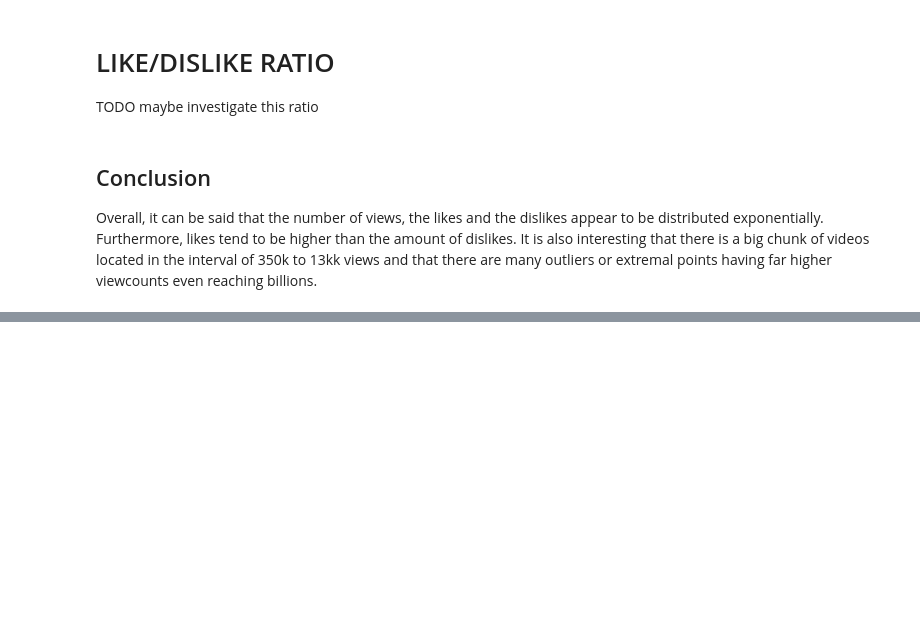
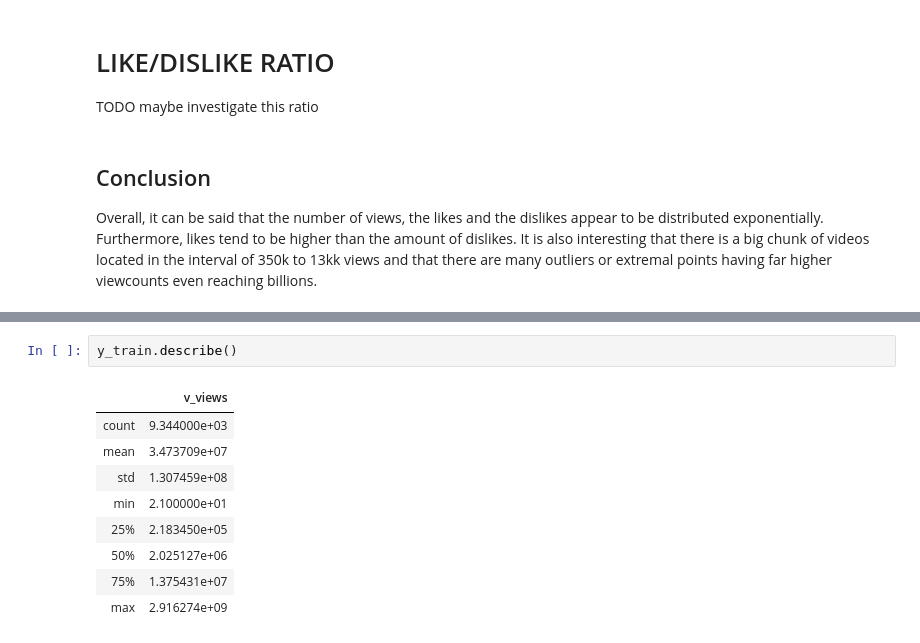
Before and after one commit to AlexRaschl/PR_data_science, a Jupyter notebook: src/eda/video_meta_eda.ipynb, the cells around one changed output, grey strips where cells are left out. Drawn from its saved outputs; the diff is of its cells as text; blank space fills up the shorter version.

```diff
--- a/src/eda/video_meta_eda.ipynb
+++ b/src/eda/video_meta_eda.ipynb
@@ -221,0 +237,12 @@ that there are many outliers or extremal points having far higher viewcounts eve
+# %%
+y_train.describe()
+# %% [output]
+|  | v_views |
+| count | 9.344000e+03 |
+| mean | 3.473709e+07 |
+| std | 1.307459e+08 |
+| min | 2.100000e+01 |
+| 25% | 2.183450e+05 |
+| 50% | 2.025127e+06 |
+| 75% | 1.375431e+07 |
+| max | 2.916274e+09 |
```
Also changed, not shown: parts of 5 cells of this notebook.
